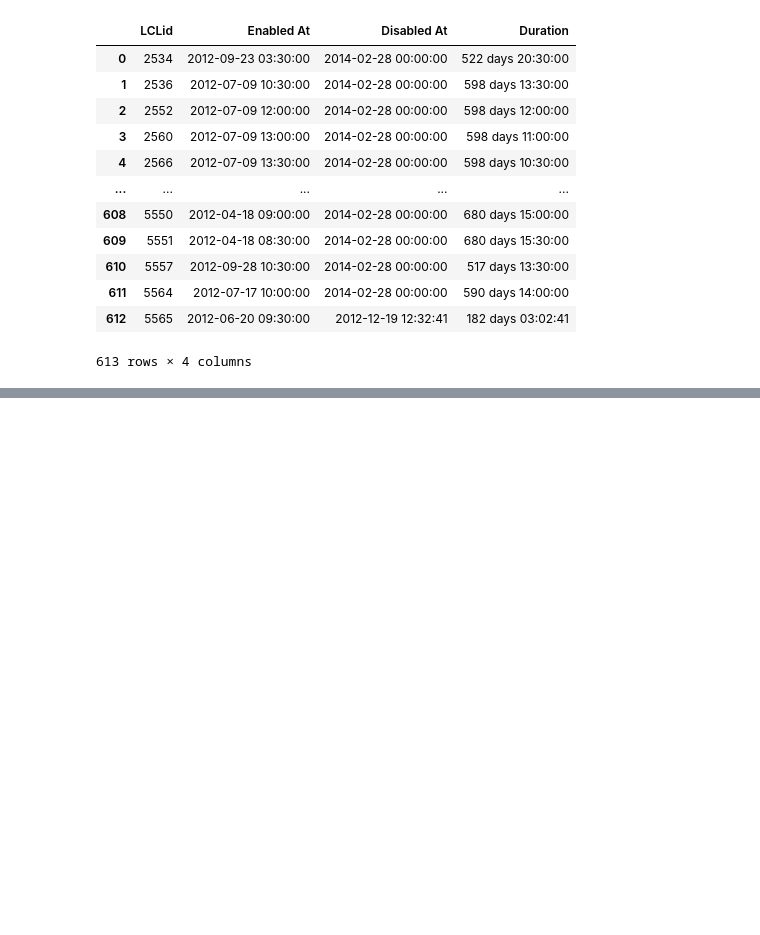
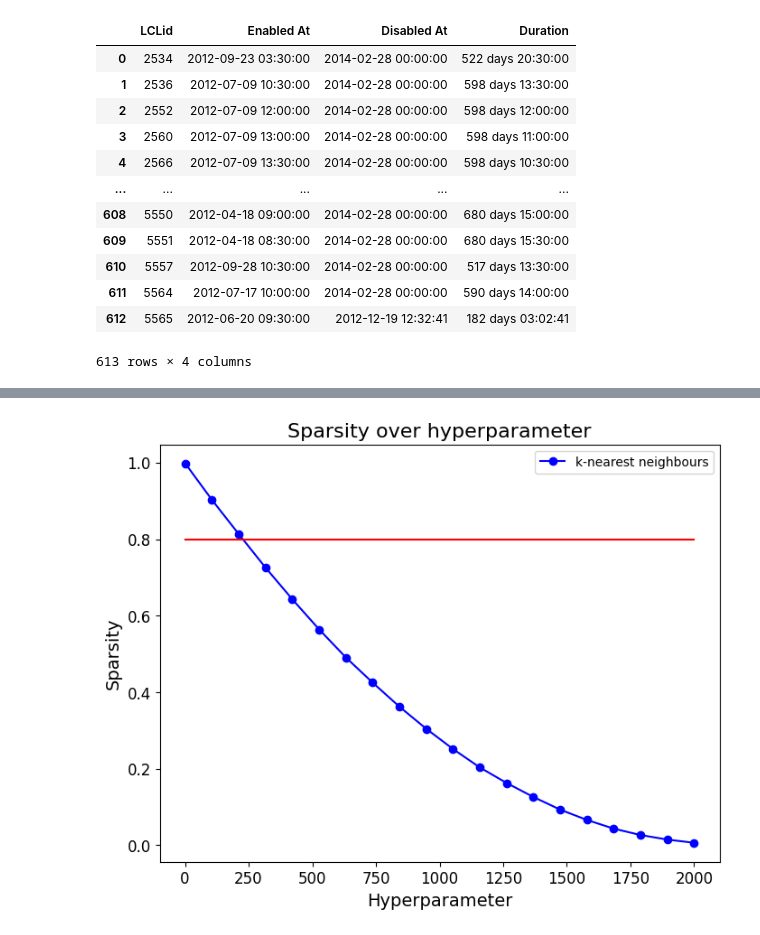
Before and after one commit to spetznick/ml4gd-project-group-3, a Jupyter notebook: missing_data_stats.ipynb, the cells around one changed output, grey strips where cells are left out. Drawn from its saved outputs; the diff is of its cells as text; code cells hidden in the pictures; blank space fills up the shorter version.

```diff
--- a/missing_data_stats.ipynb
+++ b/missing_data_stats.ipynb
@@ -190,0 +273,37 @@ file = open('preprocessed_dfs/data_batch1_cols.pkl')
+# %%
+kmin = 1
+kmax = 2000 # 32 nodes in the graph  so max number of neighbours is 31
+num_neighbours_step = 20
+hyperparameters = np.linspace(kmin,kmax,num=num_neighbours_step) # nearest neighbours
+sparsities = np.zeros(num_neighbours_step)
+connected = False
+# sparsities_eps = np.zeros(epsilons.shape[0])
+
+for i,hyperparameter in enumerate(hyperparameters):
+    adjacency_matrix = create_adjacency_matrix(lclids, int(hyperparameter))
+    G = networkx.from_scipy_sparse_array(adjacency_matrix)
+
+    if networkx.is_connected(G) and not connected:
+        connected = True
+        print('Connected graph for k >=', hyperparameter)
+    sparsities[i] = 1 - sp.sparse.bsr_matrix.count_nonzero(adjacency_matrix) / np.prod(adjacency_matrix.shape)
+
+plt.figure(figsize=(8, 6))  # Set the figure size
+
+# Plot the data
+plt.plot(hyperparameters, sparsities, marker='o', linestyle='-', color='b', label='k-nearest neighbours')
+# plt.plot(epsilons, sparsities_eps, marker='o', linestyle='-', color='g', label='epsilon')
+plt.plot(hyperparameters, 0.8*np.ones(len(hyperparameters)), color='r')
+
+# Add title and labels
+plt.title('Sparsity over hyperparameter', fontsize=16)
+plt.xlabel('Hyperparameter', fontsize=14)
+plt.ylabel('Sparsity', fontsize=14)
+plt.legend()
+
+# Customize ticks (optional)
+plt.xticks(fontsize=12)
+plt.yticks(fontsize=12)
+plt.show()
+# %% [output]
+[figure, added]
```
Also changed, not shown: parts of 14 cells of this notebook.
